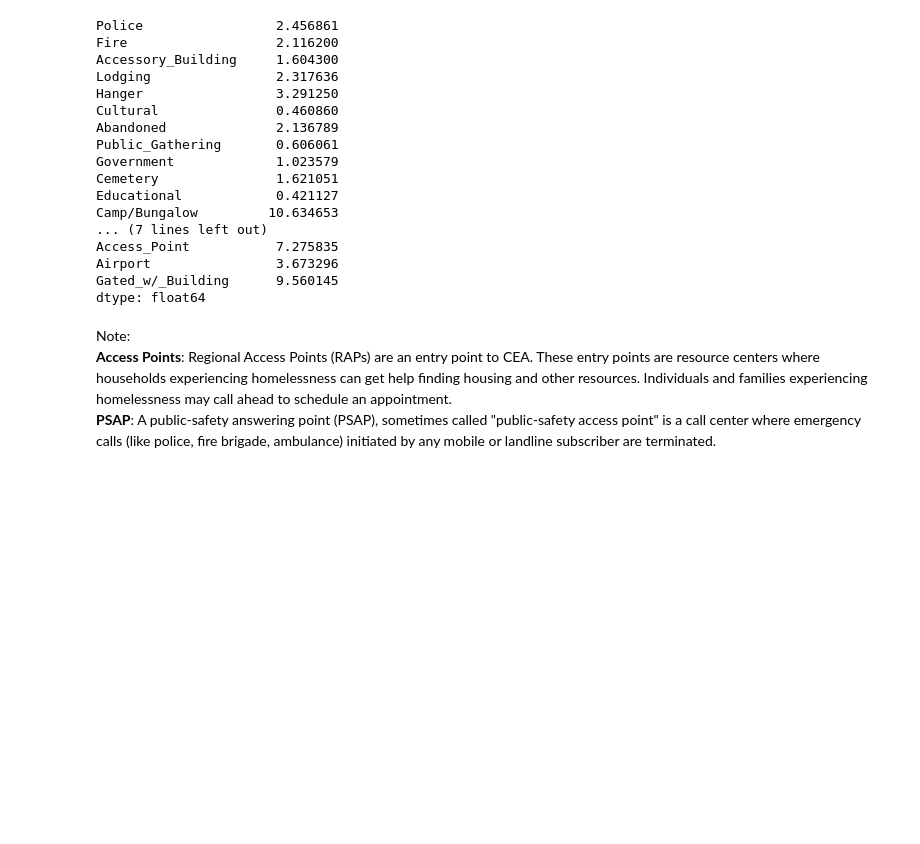
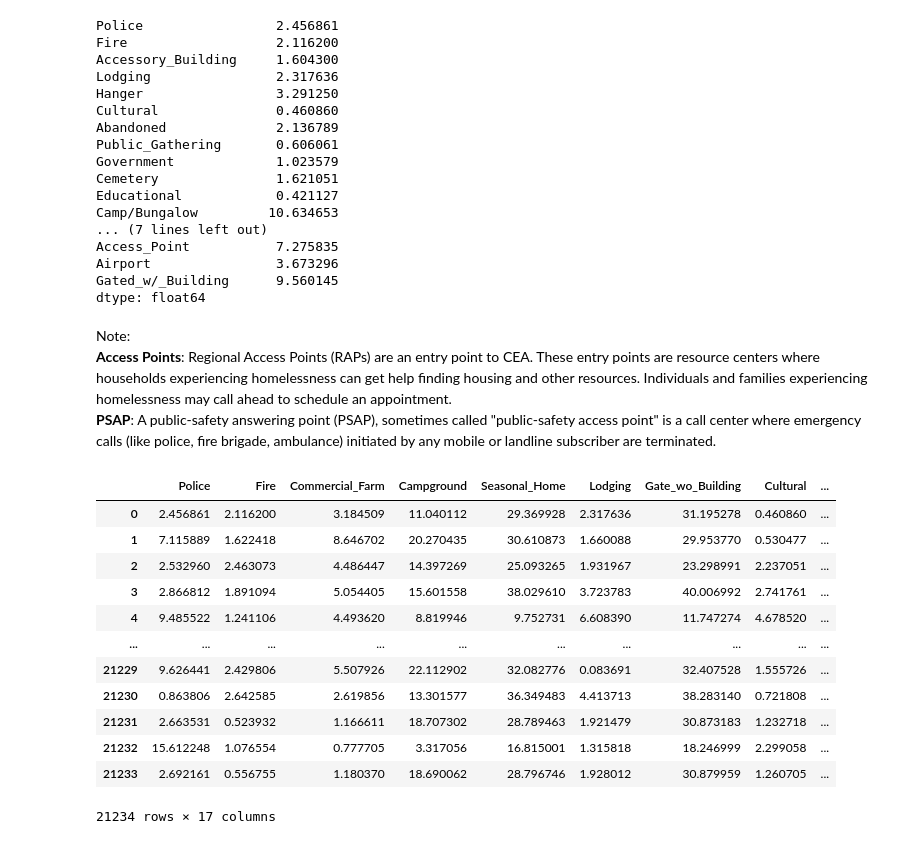
Before and after one commit to Maltanno/Phase2_Project, a Jupyter notebook: Data_Acquisition.ipynb, the cells around one changed output. Drawn from its saved outputs; the diff is of its cells as text; code cells hidden in the pictures; blank space fills up the shorter version.

```diff
--- a/Data_Acquisition.ipynb
+++ b/Data_Acquisition.ipynb
@@ -233,3 +238,23 @@ dtype: float64
 Note:
 **Access Points**:   Regional Access Points (RAPs) are an entry point to CEA. These entry points are resource centers where households experiencing homelessness can get help finding housing and other resources. Individuals and families experiencing homelessness may call ahead to schedule an appointment.
 **PSAP**:    A public-safety answering point (PSAP), sometimes called "public-safety access point" is a call center where emergency calls (like police, fire brigade, ambulance) initiated by any mobile or landline subscriber are terminated.
+# %%
+df = pd.read_csv('data/distances.csv')
+df.columns
+df.rename(lambda col: col.replace('/', ''), axis=1, inplace=True)
+df.drop('Unnamed: 0', axis=1, inplace=True)
+df
+# %% [output]
+|  | Police | Fire | Commercial_Farm | Campground | Seasonal_Home | Lodging | Gate_wo_Building | Cultural | ... |
+| 0 | 2.456861 | 2.116200 | 3.184509 | 11.040112 | 29.369928 | 2.317636 | 31.195278 | 0.460860 | ... |
+| 1 | 7.115889 | 1.622418 | 8.646702 | 20.270435 | 30.610873 | 1.660088 | 29.953770 | 0.530477 | ... |
+| 2 | 2.532960 | 2.463073 | 4.486447 | 14.397269 | 25.093265 | 1.931967 | 23.298991 | 2.237051 | ... |
+| 3 | 2.866812 | 1.891094 | 5.054405 | 15.601558 | 38.029610 | 3.723783 | 40.006992 | 2.741761 | ... |
+| 4 | 9.485522 | 1.241106 | 4.493620 | 8.819946 | 9.752731 | 6.608390 | 11.747274 | 4.678520 | ... |
+| ... | ... | ... | ... | ... | ... | ... | ... | ... | ... |
+| 21229 | 9.626441 | 2.429806 | 5.507926 | 22.112902 | 32.082776 | 0.083691 | 32.407528 | 1.555726 | ... |
+| 21230 | 0.863806 | 2.642585 | 2.619856 | 13.301577 | 36.349483 | 4.413713 | 38.283140 | 0.721808 | ... |
+| 21231 | 2.663531 | 0.523932 | 1.166611 | 18.707302 | 28.789463 | 1.921479 | 30.873183 | 1.232718 | ... |
+| 21232 | 15.612248 | 1.076554 | 0.777705 | 3.317056 | 16.815001 | 1.315818 | 18.246999 | 2.299058 | ... |
+| 21233 | 2.692161 | 0.556755 | 1.180370 | 18.690062 | 28.796746 | 1.928012 | 30.879959 | 1.260705 | ... |
+21234 rows × 17 columns
```
Also changed, not shown: parts of 6 cells of this notebook, 10 other files.
